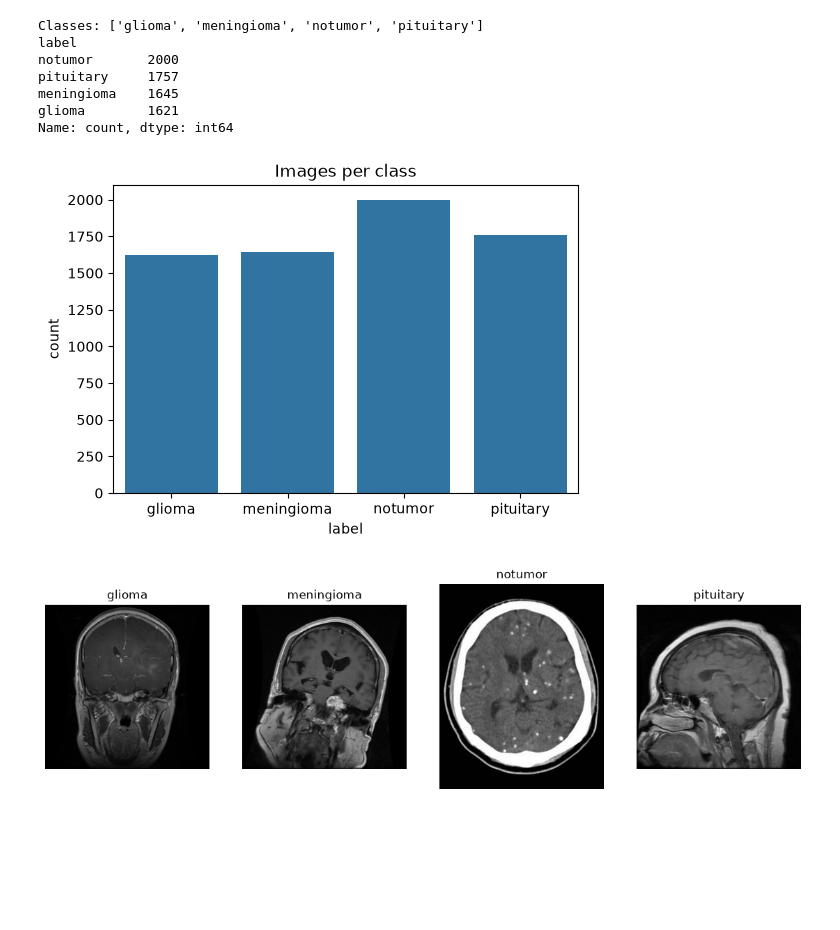
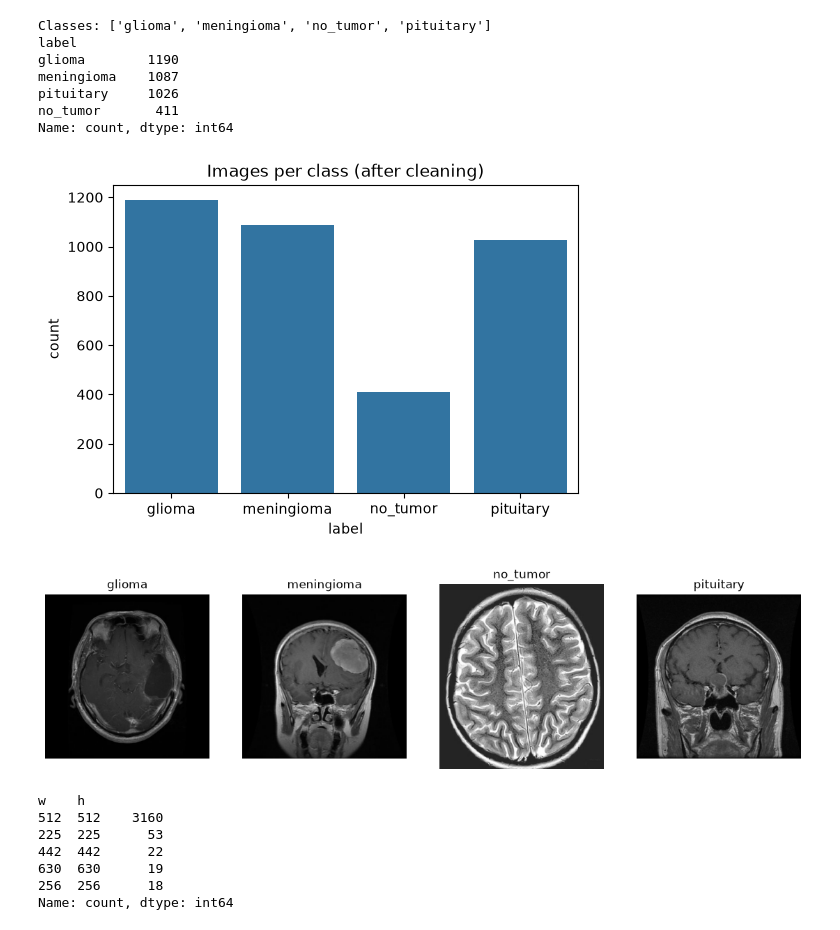
Before and after one commit to abdoelhadere-bit/BrainScan-V2, a Jupyter notebook: notebook/note.ipynb, the cells around one changed output. Drawn from its saved outputs; the diff is of its cells as text; code cells hidden in the pictures; blank space fills up the shorter version.

```diff
--- a/notebook/note.ipynb
+++ b/notebook/note.ipynb
@@ -43,19 +170,0 @@ pituitary: 1757
-# %%
-valid, invalid = [], []
-
-for class_Path in classes:
-
-    for file in class_Path.iterdir():
-        if file.suffix.lower() not in IMG_EXT :
-            invalid.append((str(file), "bad extension"))
-            continue
-        try:
-            img = cv2.imread(file)
-            valid.append((str(file), class_Path.name))
-        except Exception as e:
-            invalid.append((str(file), f"corrupted: {e}"))
-
-df = pd.DataFrame(valid, columns=['path', 'label'])
-print(f"Valid images:   {len(df)}")
-print(f"Invalid images: {len(invalid)}")
-df
@@ -78,35 +171,36 @@ Invalid images: 0
 # %%
-import matplotlib.pyplot as plt
-import seaborn as sns
+classes = sorted(df['label'].unique())
+print('Classes:', classes)
+print(df['label'].value_counts())
 
-# 1. classes = folder names
-classes = sorted(df["label"].unique())
-print("Classes:", classes)
-print(df["label"].value_counts())
-
-# 2. countplot
 plt.figure(figsize=(6, 4))
-sns.countplot(data=df, x="label", order=classes)
-plt.title("Images per class")
+sns.countplot(data=df, x='label', order=classes)
+plt.title('Images per class (after cleaning)')
 plt.show()
 
-# 3. one sample per class
-fig, axes = plt.subplots(1, len(classes), figsize=(14, 8))
+fig, axes = plt.subplots(1, len(classes), figsize=(14, 4))
 for ax, cls in zip(axes, classes):
-    sample_path = df[df['label'] == cls].sample(1)['path'].values[0]
+    sample_path = df[df['label'] == cls].sample(1, random_state=SEED)['path'].values[0]
     ax.imshow(Image.open(sample_path), cmap='gray')
     ax.set_title(cls)
-    ax.axis("off")
+    ax.axis('off')
+plt.show()
 
-
-plt.show()
+print(df[['w', 'h']].value_counts().head())   # original sizes (we resize to 224x224 later)
 # %% [output]
-Classes: ['glioma', 'meningioma', 'notumor', 'pituitary']
+Classes: ['glioma', 'meningioma', 'no_tumor', 'pituitary']
 label
-notumor       2000
-pituitary     1757
-meningioma    1645
-glioma        1621
+glioma        1190
+meningioma    1087
+pituitary     1026
+no_tumor       411
 Name: count, dtype: int64
-[figure, old version]
+[figure, new version]
-[figure, old version]
+[figure, new version]
+w    h
+512  512    3160
+225  225      53
+442  442      22
+630  630      19
+256  256      18
+Name: count, dtype: int64
```
Also changed, not shown: parts of 24 cells of this notebook.
